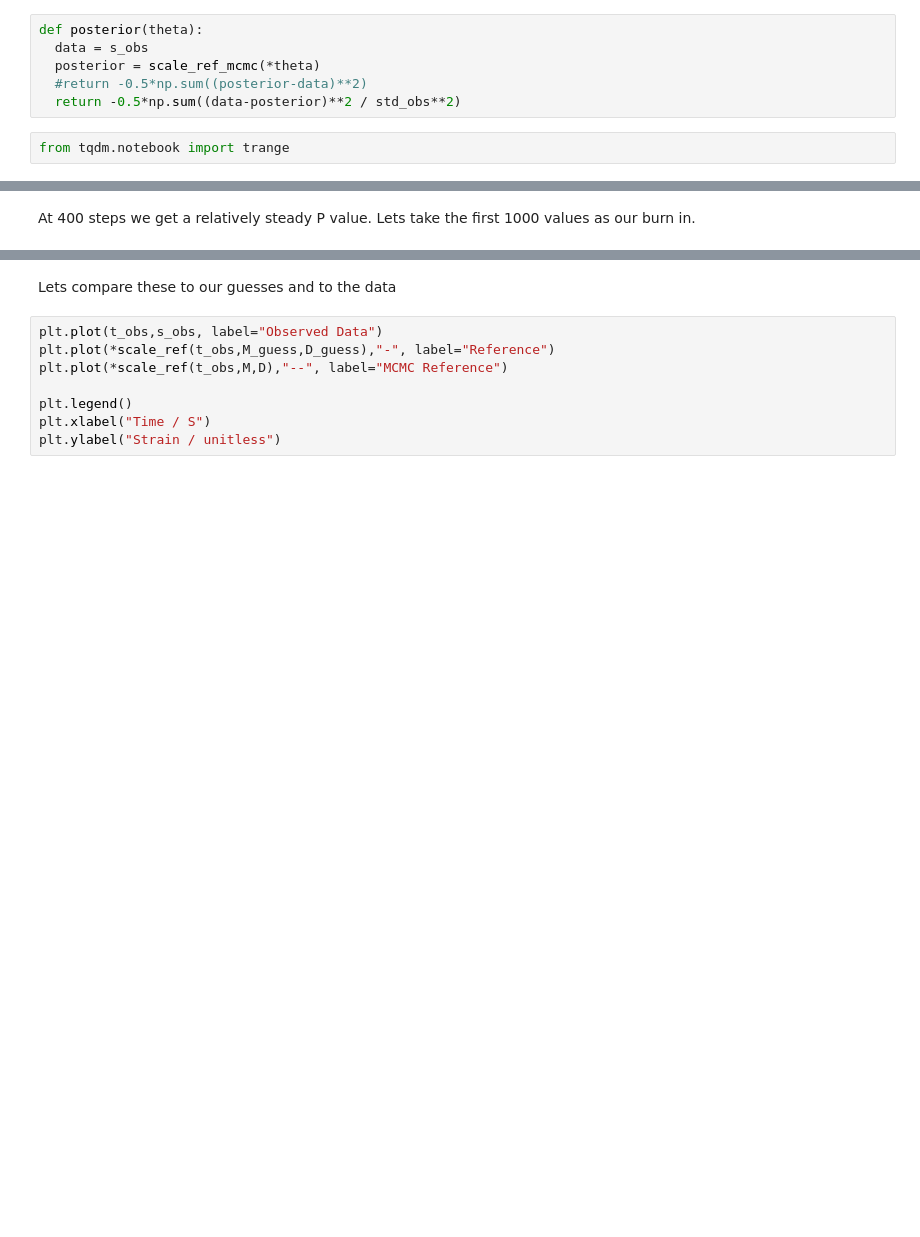
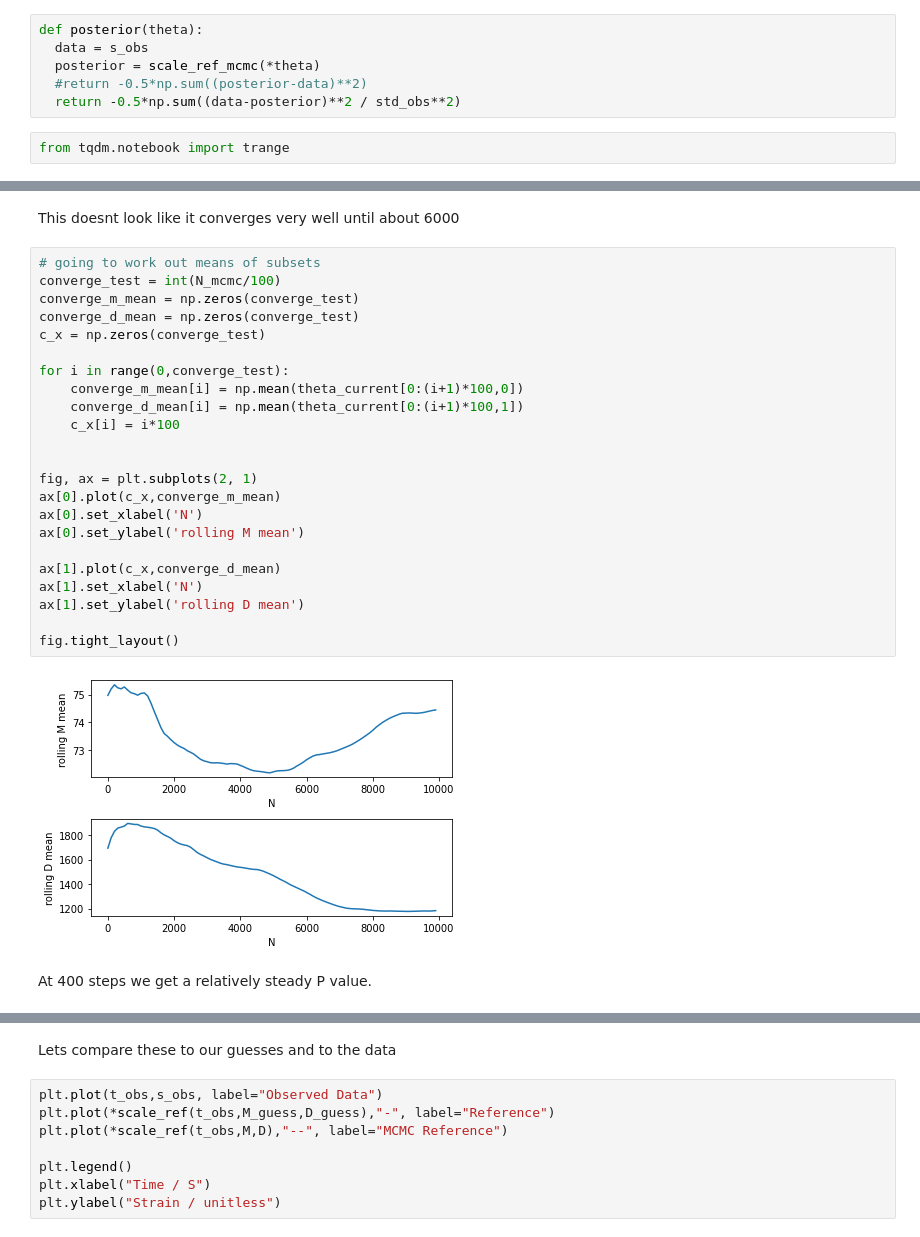
Before and after one commit to Clarke-Jools-36/DataAnalysis22, a Jupyter notebook: CA2_1903779.ipynb, the cells around one changed output, grey strips where cells are left out. Cells and saved outputs as stored; diff of their text form; blank space fills up the shorter version.

```diff
--- a/CA2_1903779.ipynb
+++ b/CA2_1903779.ipynb
@@ -639,2 +665,29 @@ Text(0, 0.5, 'P')
+# %% [markdown]
+This doesnt look like it converges very well until about 6000
+# %%
+# going to work out means of subsets
+converge_test = int(N_mcmc/100)
+converge_m_mean = np.zeros(converge_test)
+converge_d_mean = np.zeros(converge_test)
+c_x = np.zeros(converge_test)
+
+for i in range(0,converge_test):
+    converge_m_mean[i] = np.mean(theta_current[0:(i+1)*100,0])
+    converge_d_mean[i] = np.mean(theta_current[0:(i+1)*100,1])
+    c_x[i] = i*100
+
+
+fig, ax = plt.subplots(2, 1)
+ax[0].plot(c_x,converge_m_mean)
+ax[0].set_xlabel('N')
+ax[0].set_ylabel('rolling M mean')
+
+ax[1].plot(c_x,converge_d_mean)
+ax[1].set_xlabel('N')
+ax[1].set_ylabel('rolling D mean')
+
+fig.tight_layout()
+# %% [output]
+[figure, added]
 # %% [markdown]
-At 400 steps we get a relatively steady P value. Lets take the first 1000 values as our burn in.
+At 400 steps we get a relatively steady P value.
```
Also changed, not shown: parts of 28 cells of this notebook.
